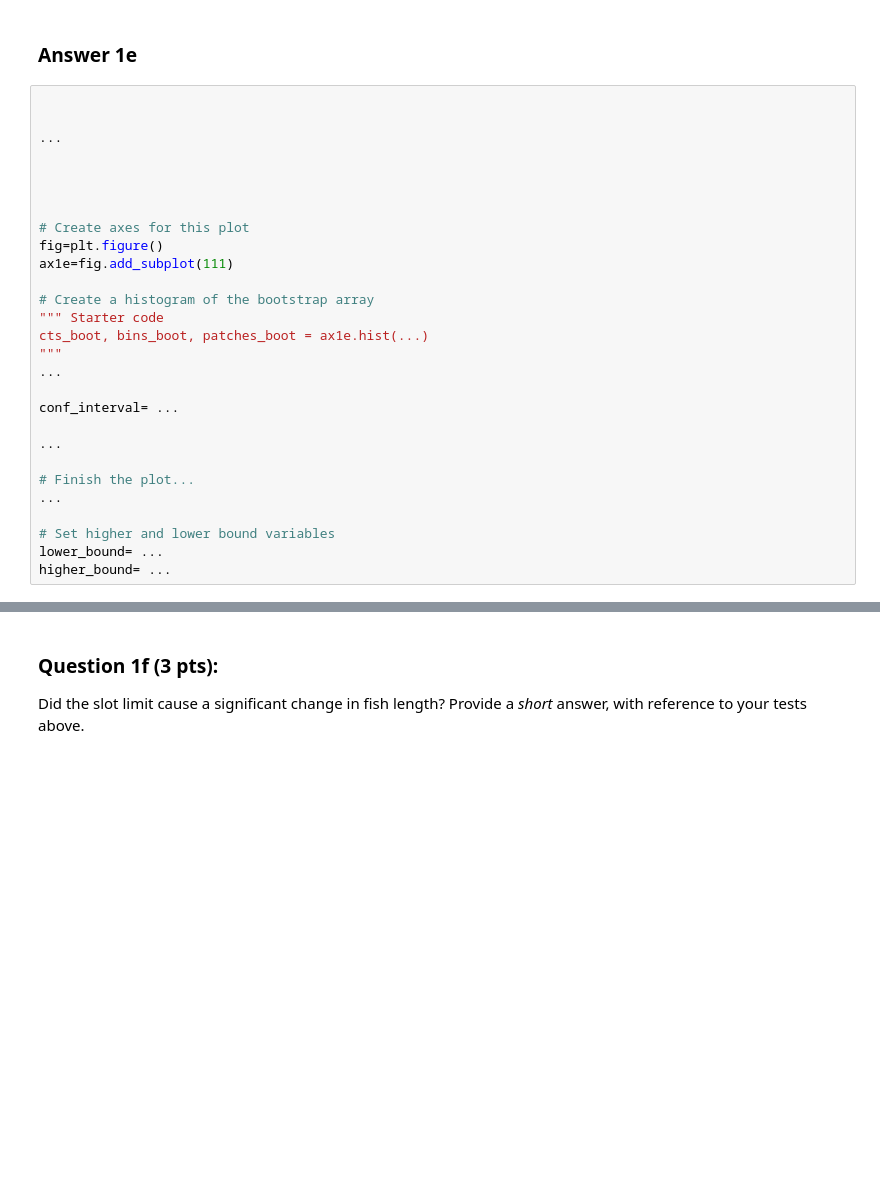
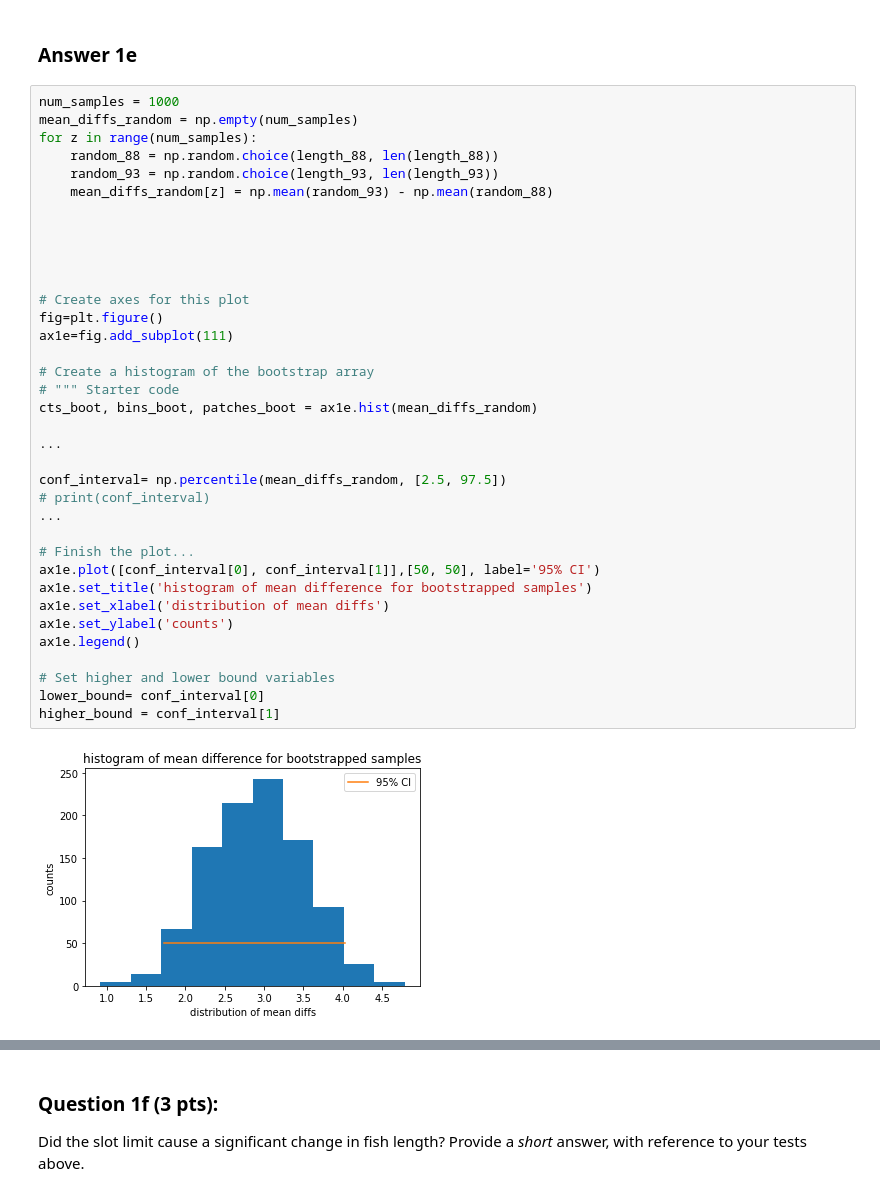
Before and after one commit to newgend2/hw7, a Jupyter notebook: hw07.ipynb, the cells around one changed output, grey strips where cells are left out. Saved outputs shown, nothing was run; the diff lists cells and outputs as text; blank space fills up the shorter version.

```diff
--- a/hw07.ipynb
+++ b/hw07.ipynb
@@ -149,32 +149,42 @@ Use 1,000 random samples with replacement of the observed data to calculate the
 # %% [markdown]
 ### Answer 1e
 # %%
+num_samples = 1000
+mean_diffs_random = np.empty(num_samples)
+for z in range(num_samples):
+    random_88 = np.random.choice(length_88, len(length_88))
+    random_93 = np.random.choice(length_93, len(length_93))
+    mean_diffs_random[z] = np.mean(random_93) - np.mean(random_88)
 
-
-...
 
 
 
 
 # Create axes for this plot
 fig=plt.figure()
 ax1e=fig.add_subplot(111)
 
 # Create a histogram of the bootstrap array
-""" Starter code
-cts_boot, bins_boot, patches_boot = ax1e.hist(...)
-"""
-...
-
-conf_interval= ...
+# """ Starter code
+cts_boot, bins_boot, patches_boot = ax1e.hist(mean_diffs_random)
 
 ...
 
-# Finish the plot...
+conf_interval= np.percentile(mean_diffs_random, [2.5, 97.5])
+# print(conf_interval)
 ...
 
+# Finish the plot...
+ax1e.plot([conf_interval[0], conf_interval[1]],[50, 50], label='95% CI')
+ax1e.set_title('histogram of mean difference for bootstrapped samples')
+ax1e.set_xlabel('distribution of mean diffs')
+ax1e.set_ylabel('counts')
+ax1e.legend()
+
 # Set higher and lower bound variables
-lower_bound= ...
-higher_bound= ...
+lower_bound= conf_interval[0]
+higher_bound = conf_interval[1]
+# %% [output]
+[figure, added]
 # %%
 grader.check("q1e")
```
Also changed, not shown: parts of 3 cells of this notebook.
